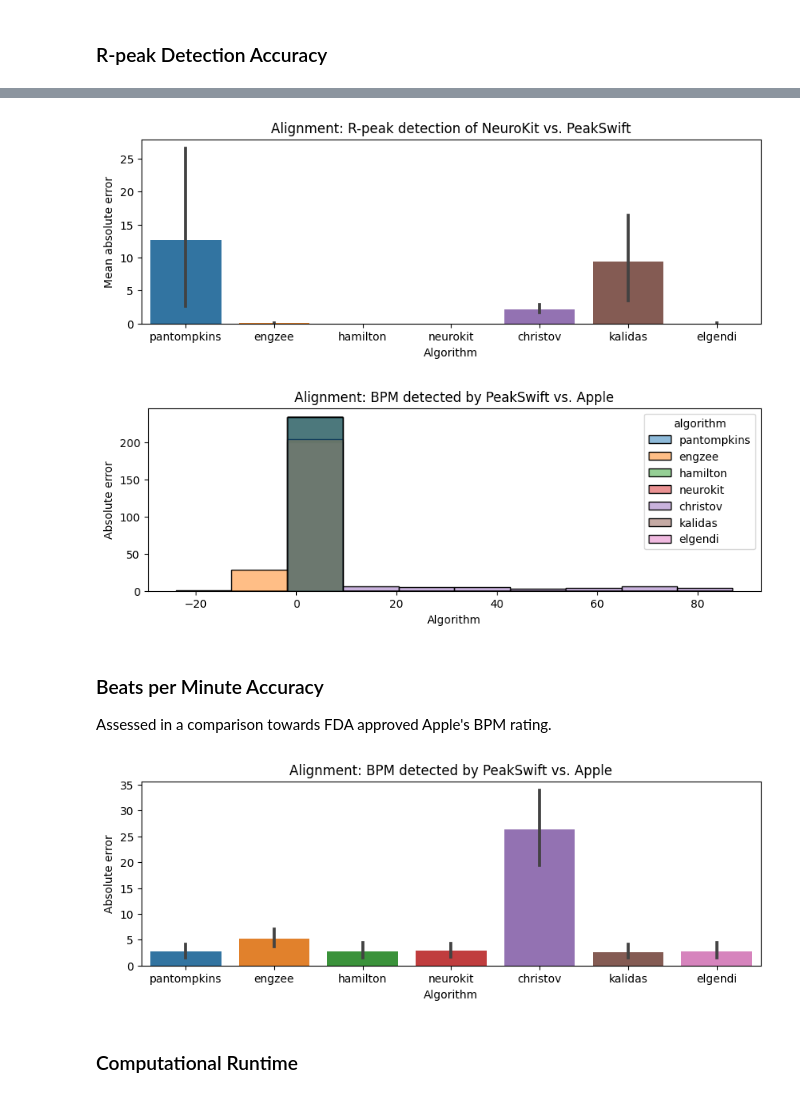
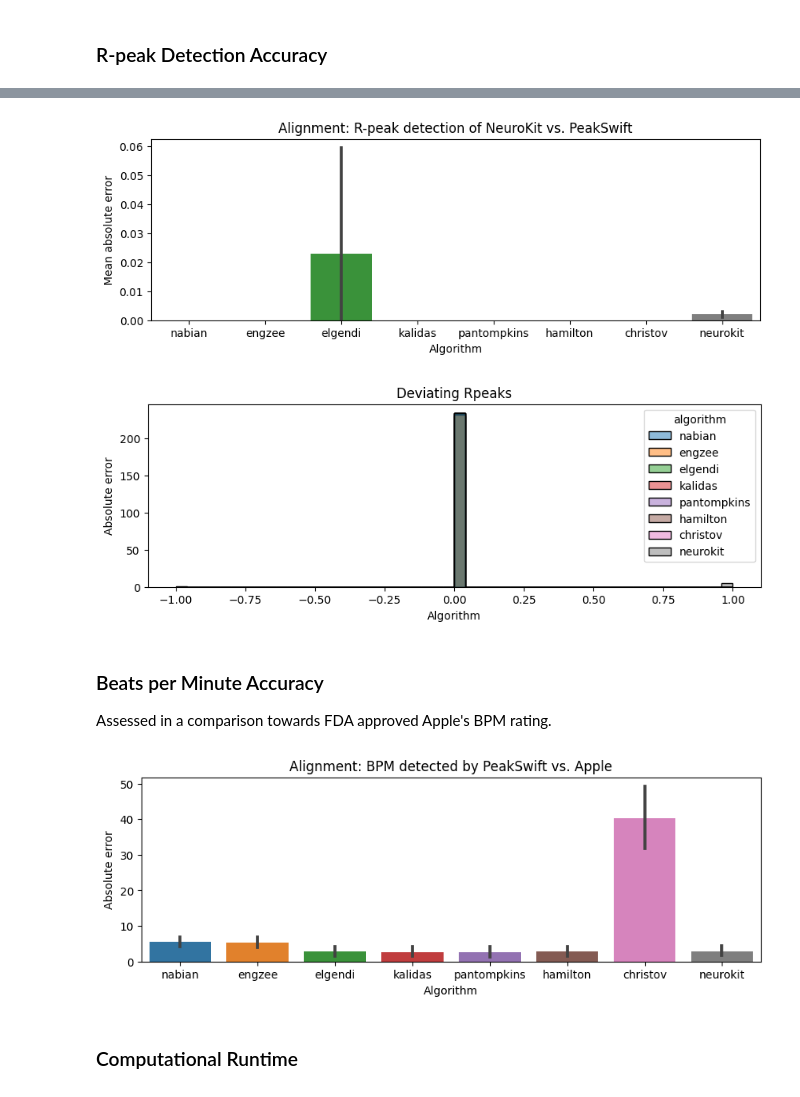
Before and after one commit to CardioKit/PeakWatch, a Jupyter notebook: analysis/analysis.ipynb, the cells around one changed output, grey strips where cells are left out. Saved outputs shown, nothing was run; the diff lists cells and outputs as text; code cells hidden in the pictures.

```diff
--- a/analysis/analysis.ipynb
+++ b/analysis/analysis.ipynb
@@ -65,7 +65,7 @@ algorithm_conversion_peak = {
     'Pan Tompkins': 'pantompkins',
     'Kalidas': 'kalidas',
     'Engzee': 'engzee',
-    'Nabian': None,
+    'Nabian': 'nabian',
     'Basic': None,
     'Aristotle': None,
     'WQRS': None,
@@ -80,7 +80,7 @@ algorithm_conversion_clean = {
     'pantompkins': 'pantompkins1985',
     'engzee': 'engzeemod2012',
     'kalidas': 'kalidas',
-    'nabian': None,
+    'nabian': 'nabian',
     'Basic': None,
     'Aristotle': None,
     'UNSW': None,
@@ -155,7 +155,10 @@ def compare_algorithm(signal, method, result_swift, sampling_rate=512, index=Non
     time_rPeak_detection = (end - start)
     result_nk = np.where(result_nk[0]['ECG_R_Peaks'] > 0)[0]
 
-    if plot:
+    number_r_peaks_swift = len(result_swift)
+    number_r_peaks_neurokit = len(result_nk)
+
+    if plot & (number_r_peaks_swift !=number_r_peaks_neurokit):
         plt.figure(figsize=(60, 5))
         plt.plot(signal, c='red', label='Original Signal')
         plt.vlines(
@@ -175,9 +178,6 @@ def compare_algorithm(signal, method, result_swift, sampling_rate=512, index=Non
         plot_filename = f'./results/{index}_{method}.png'
         plt.savefig(plot_filename, dpi=300)
         plt.close()
-
-    number_r_peaks_swift = len(result_swift)
-    number_r_peaks_neurokit = len(result_nk)
 
     if (number_r_peaks_swift == number_r_peaks_neurokit):
         mean_difference_t0 = mae(result_nk, result_swift)
@@ -393,17 +393,17 @@ plt.show()
 fig.savefig('./results/comparisonRPeak.png', dpi=300)
 plt.close()
 # %% [output]
-[figure, old version]
+[figure, new version]
 # %%
 fig = plt.figure(figsize=(10,3))
-ax = sns.histplot(data=result_table, x="peak_diff", hue="algorithm", bins=10)
+ax = sns.histplot(data=result_table, x="peak_diff", hue="algorithm", bins=50)
 ax.set(xlabel='Algorithm', ylabel='Absolute error')
-ax.set_title('Alignment: BPM detected by PeakSwift vs. Apple')
+ax.set_title('Deviating Rpeaks')
 plt.show()
 fig.savefig('./results/deviations_number_rpeaks.png', dpi=300)
 plt.close()
 # %% [output]
-[figure, old version]
+[figure, new version]
 # %% [markdown]
 ### Beats per Minute Accuracy
 Assessed in a comparison towards FDA approved Apple's BPM rating.
@@ -416,7 +416,7 @@ plt.show()
 fig.savefig('./results/comparisonBPM.png', dpi=300)
 plt.close()
 # %% [output]
-[figure, old version]
+[figure, new version]
 # %% [markdown]
 ### Computational Runtime
 # %%
```
Also changed, not shown: parts of 10 cells of this notebook.
